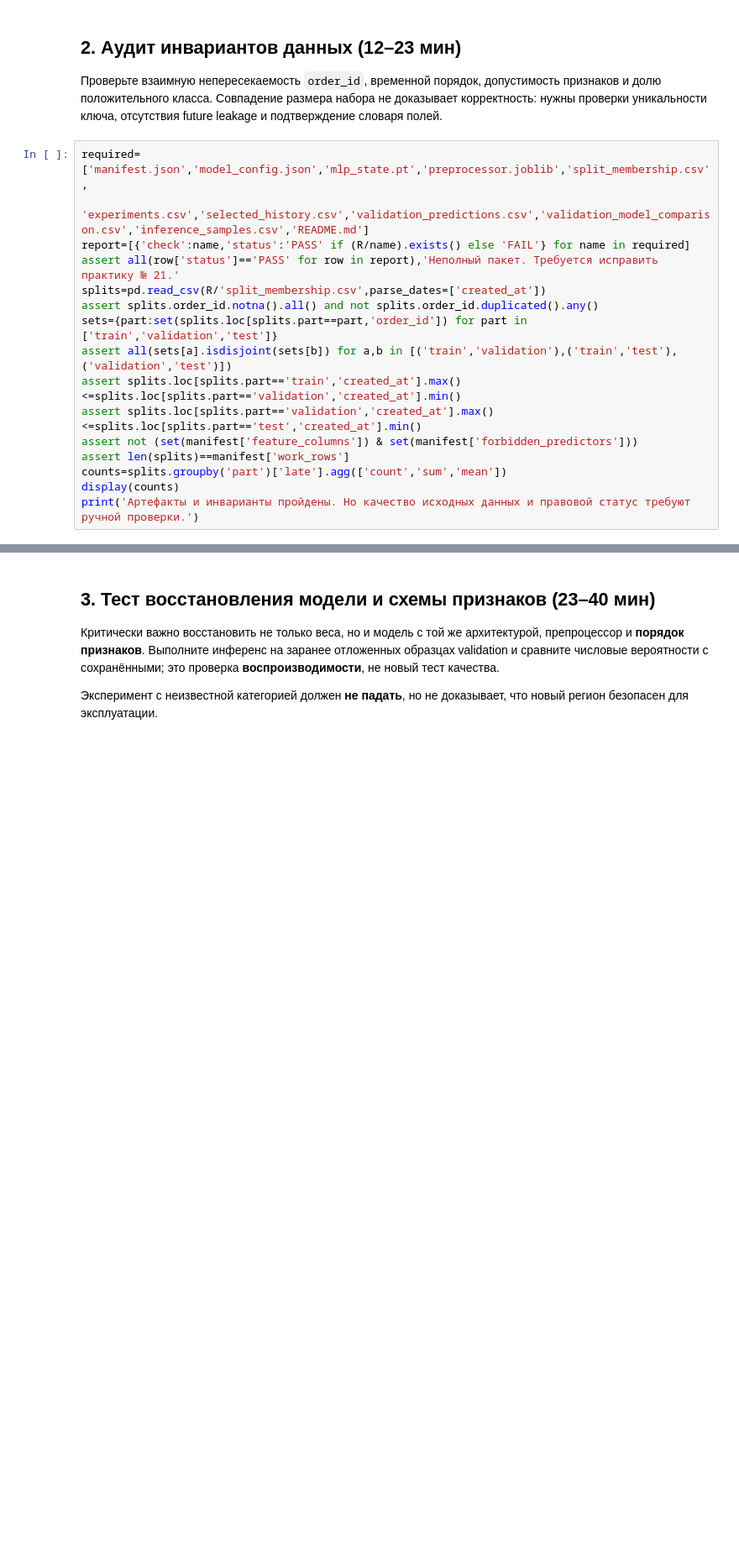
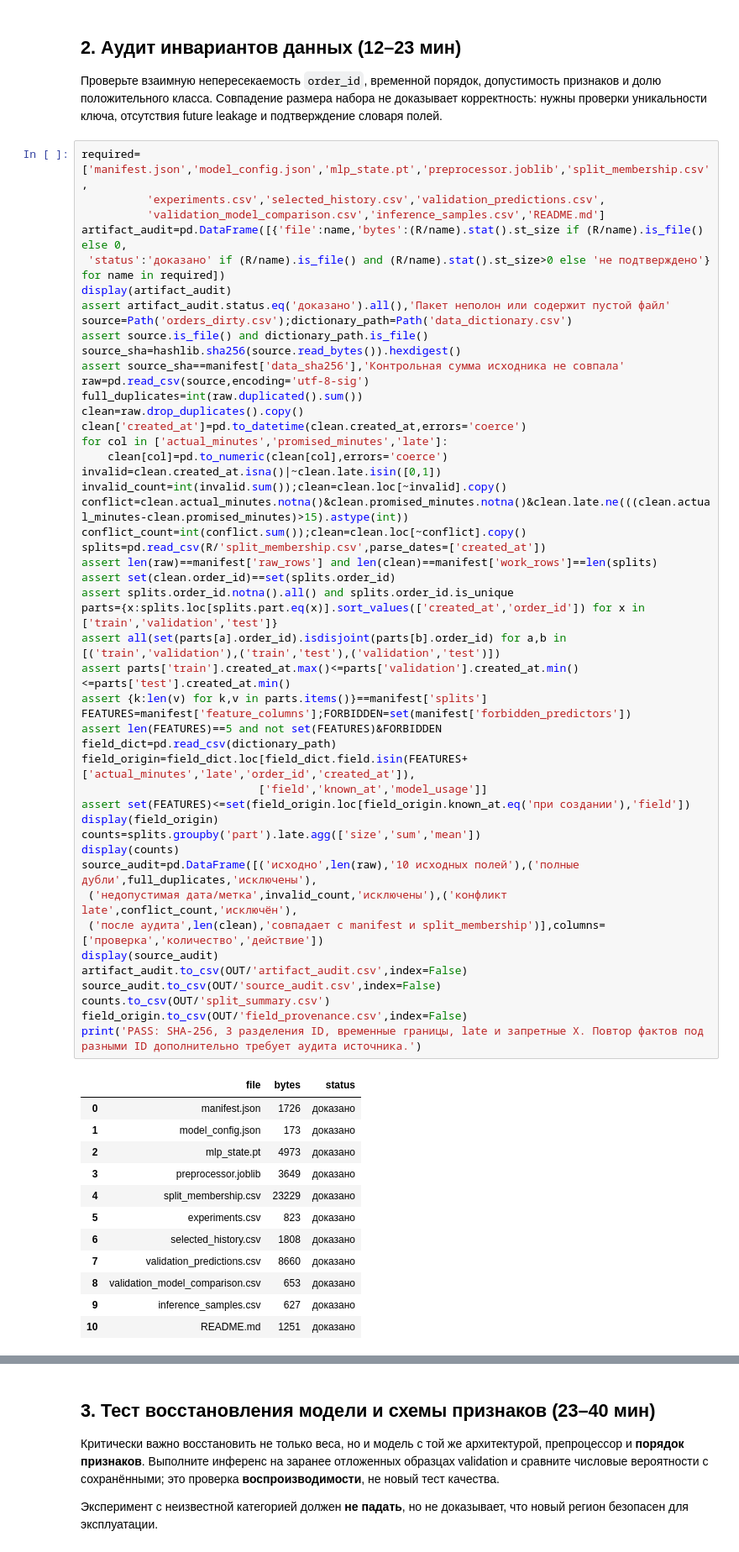
Before and after one commit to Vladislav-Evg-Sid/utmn-master-degree, a Jupyter notebook: tii/lb22/22_student.ipynb, the cells around one changed output, grey strips where cells are left out. Shown at 84% size. Cells and saved outputs as stored; diff of their text form; blank space fills up the shorter version.

```diff
--- a/tii/lb22/22_student.ipynb
+++ b/tii/lb22/22_student.ipynb
@@ -41,17 +51,62 @@ if 'ДЕМОНСТРАЦ' in manifest['origin'].upper() or 'ИСКУССТВЕН
 Проверьте взаимную непересекаемость `order_id`, временной порядок, допустимость признаков и долю положительного класса. Совпадение размера набора не доказывает корректность: нужны проверки уникальности ключа, отсутствия future leakage и подтверждение словаря полей.
 # %%
 required=['manifest.json','model_config.json','mlp_state.pt','preprocessor.joblib','split_membership.csv',
- 'experiments.csv','selected_history.csv','validation_predictions.csv','validation_model_comparison.csv','inference_samples.csv','README.md']
-report=[{'check':name,'status':'PASS' if (R/name).exists() else 'FAIL'} for name in required]
-assert all(row['status']=='PASS' for row in report),'Неполный пакет. Требуется исправить практику № 21.'
+          'experiments.csv','selected_history.csv','validation_predictions.csv',
+          'validation_model_comparison.csv','inference_samples.csv','README.md']
+artifact_audit=pd.DataFrame([{'file':name,'bytes':(R/name).stat().st_size if (R/name).is_file() else 0,
+ 'status':'доказано' if (R/name).is_file() and (R/name).stat().st_size>0 else 'не подтверждено'} for name in required])
+display(artifact_audit)
+assert artifact_audit.status.eq('доказано').all(),'Пакет неполон или содержит пустой файл'
+source=Path('orders_dirty.csv');dictionary_path=Path('data_dictionary.csv')
+assert source.is_file() and dictionary_path.is_file()
+source_sha=hashlib.sha256(source.read_bytes()).hexdigest()
+assert source_sha==manifest['data_sha256'],'Контрольная сумма исходника не совпала'
+raw=pd.read_csv(source,encoding='utf-8-sig')
+full_duplicates=int(raw.duplicated().sum())
+clean=raw.drop_duplicates().copy()
+clean['created_at']=pd.to_datetime(clean.created_at,errors='coerce')
+for col in ['actual_minutes','promised_minutes','late']:
+    clean[col]=pd.to_numeric(clean[col],errors='coerce')
+invalid=clean.created_at.isna()|~clean.late.isin([0,1])
+invalid_count=int(invalid.sum());clean=clean.loc[~invalid].copy()
+conflict=clean.actual_minutes.notna()&clean.promised_minutes.notna()&clean.late.ne(((clean.actual_minutes-clean.promised_minutes)>15).astype(int))
+conflict_count=int(conflict.sum());clean=clean.loc[~conflict].copy()
 splits=pd.read_csv(R/'split_membership.csv',parse_dates=['created_at'])
-assert splits.order_id.notna().all() and not splits.order_id.duplicated().any()
-sets={part:set(splits.loc[splits.part==part,'order_id']) for part in ['train','validation','test']}
-assert all(sets[a].isdisjoint(sets[b]) for a,b in [('train','validation'),('train','test'),('validation','test')])
-assert splits.loc[splits.part=='train','created_at'].max()<=splits.loc[splits.part=='validation','created_at'].min()
-assert splits.loc[splits.part=='validation','created_at'].max()<=splits.loc[splits.part=='test','created_at'].min()
-assert not (set(manifest['feature_columns']) & set(manifest['forbidden_predictors']))
-assert len(splits)==manifest['work_rows']
-counts=splits.groupby('part')['late'].agg(['count','sum','mean'])
+assert len(raw)==manifest['raw_rows'] and len(clean)==manifest['work_rows']==len(splits)
+assert set(clean.order_id)==set(splits.order_id)
+assert splits.order_id.notna().all() and splits.order_id.is_unique
+parts={x:splits.loc[splits.part.eq(x)].sort_values(['created_at','order_id']) for x in ['train','validation','test']}
+assert all(set(parts[a].order_id).isdisjoint(parts[b].order_id) for a,b in [('train','validation'),('train','test'),('validation','test')])
+assert parts['train'].created_at.max()<=parts['validation'].created_at.min()<=parts['test'].created_at.min()
+assert {k:len(v) for k,v in parts.items()}==manifest['splits']
+FEATURES=manifest['feature_columns'];FORBIDDEN=set(manifest['forbidden_predictors'])
+assert len(FEATURES)==5 and not set(FEATURES)&FORBIDDEN
+field_dict=pd.read_csv(dictionary_path)
+field_origin=field_dict.loc[field_dict.field.isin(FEATURES+['actual_minutes','late','order_id','created_at']),
+                           ['field','known_at','model_usage']]
+assert set(FEATURES)<=set(field_origin.loc[field_origin.known_at.eq('при создании'),'field'])
+display(field_origin)
+counts=splits.groupby('part').late.agg(['size','sum','mean'])
 display(counts)
-print('Артефакты и инварианты пройдены. Но качество исходных данных и правовой статус требуют ручной проверки.')
+source_audit=pd.DataFrame([('исходно',len(raw),'10 исходных полей'),('полные дубли',full_duplicates,'исключены'),
+ ('недопустимая дата/метка',invalid_count,'исключены'),('конфликт late',conflict_count,'исключён'),
+ ('после аудита',len(clean),'совпадает с manifest и split_membership')],columns=['проверка','количество','действие'])
+display(source_audit)
+artifact_audit.to_csv(OUT/'artifact_audit.csv',index=False)
+source_audit.to_csv(OUT/'source_audit.csv',index=False)
+counts.to_csv(OUT/'split_summary.csv')
+field_origin.to_csv(OUT/'field_provenance.csv',index=False)
+print('PASS: SHA-256, 3 разделения ID, временные границы, late и запретные X. Повтор фактов под разными ID дополнительно требует аудита источника.')
+# %% [output]
+|  | file | bytes | status |
+| 0 | manifest.json | 1726 | доказано |
+| 1 | model_config.json | 173 | доказано |
+| 2 | mlp_state.pt | 4973 | доказано |
+| 3 | preprocessor.joblib | 3649 | доказано |
+| 4 | split_membership.csv | 23229 | доказано |
+| 5 | experiments.csv | 823 | доказано |
+| 6 | selected_history.csv | 1808 | доказано |
+| 7 | validation_predictions.csv | 8660 | доказано |
+| 8 | validation_model_comparison.csv | 653 | доказано |
+| 9 | inference_samples.csv | 627 | доказано |
+| 10 | README.md | 1251 | доказано |
```
Also changed, not shown: parts of 6 cells of this notebook, 36 other files.
